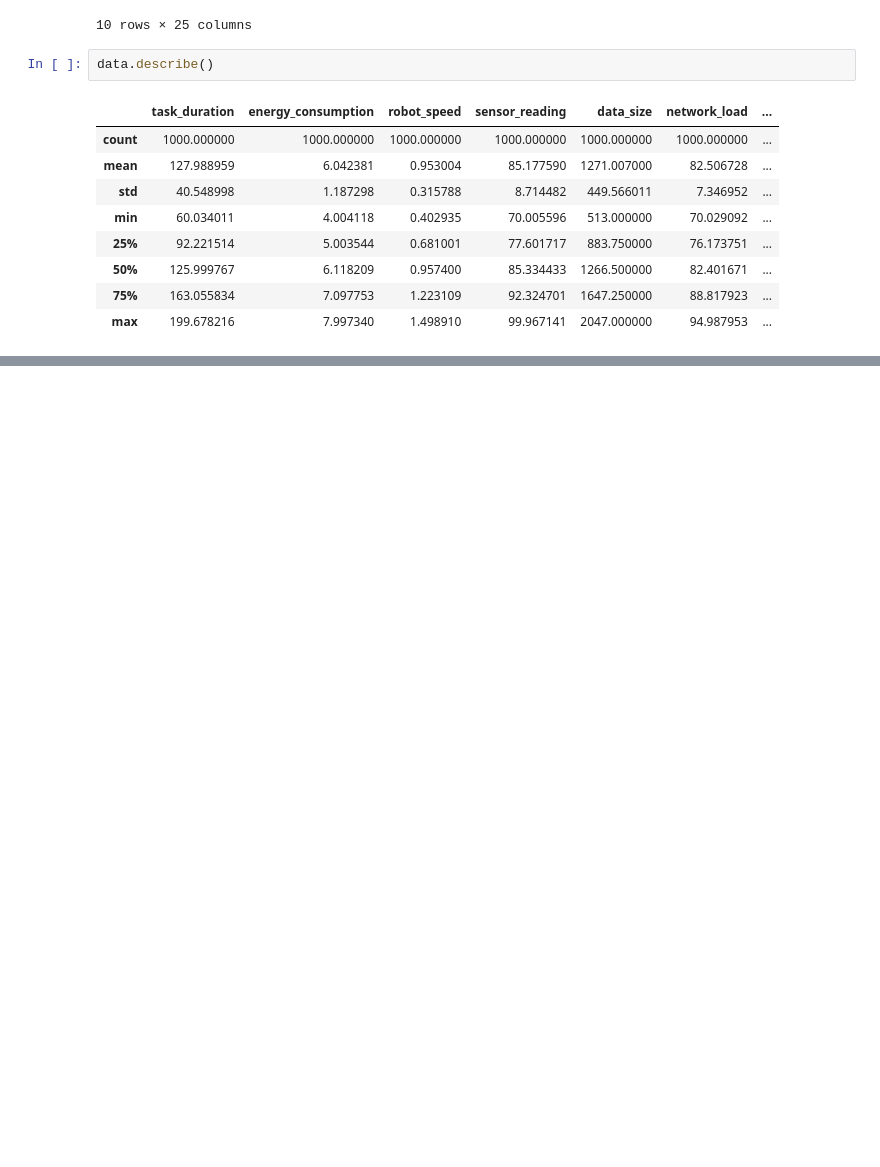
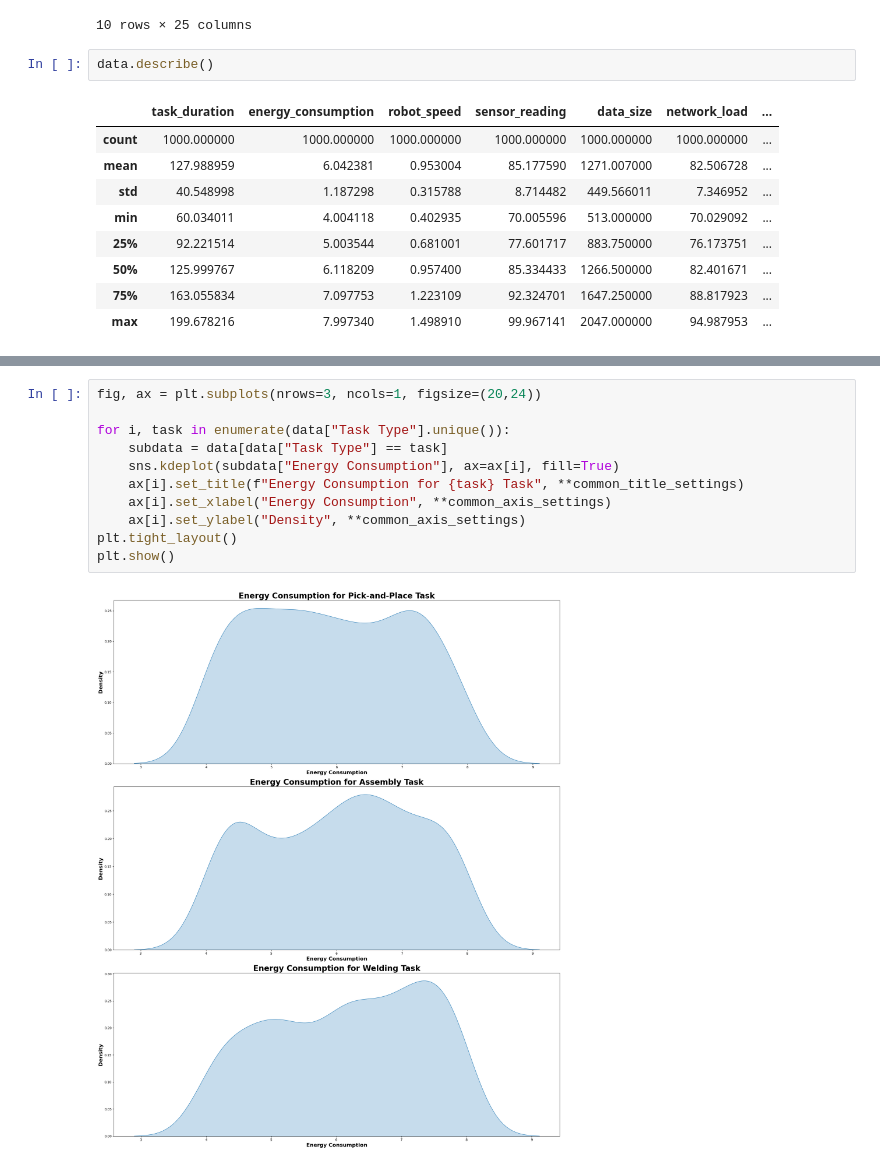
Before and after one commit to dangtom700/data_analytic_project, a Jupyter notebook: system_control/industrial_robot_control.ipynb, the cells around one changed output, grey strips where cells are left out. Saved outputs shown, nothing was run; the diff lists cells and outputs as text; blank space fills up the shorter version.

```diff
--- a/system_control/industrial_robot_control.ipynb
+++ b/system_control/industrial_robot_control.ipynb
@@ -31,0 +215,13 @@ data.describe()
+# %%
+fig, ax = plt.subplots(nrows=3, ncols=1, figsize=(20,24))
+
+for i, task in enumerate(data["Task Type"].unique()):
+    subdata = data[data["Task Type"] == task]
+    sns.kdeplot(subdata["Energy Consumption"], ax=ax[i], fill=True)
+    ax[i].set_title(f"Energy Consumption for {task} Task", **common_title_settings)
+    ax[i].set_xlabel("Energy Consumption", **common_axis_settings)
+    ax[i].set_ylabel("Density", **common_axis_settings)
+plt.tight_layout()
+plt.show()
+# %% [output]
+[figure, added]
```
Also changed, not shown: parts of 9 cells of this notebook, 5 other files.
